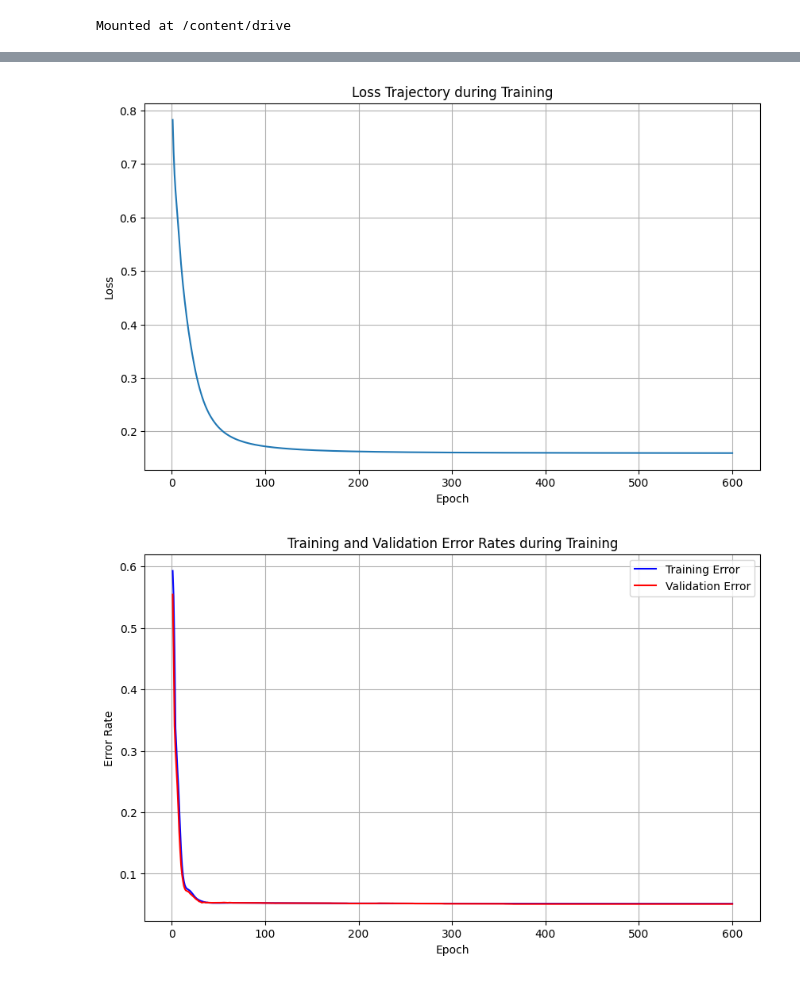
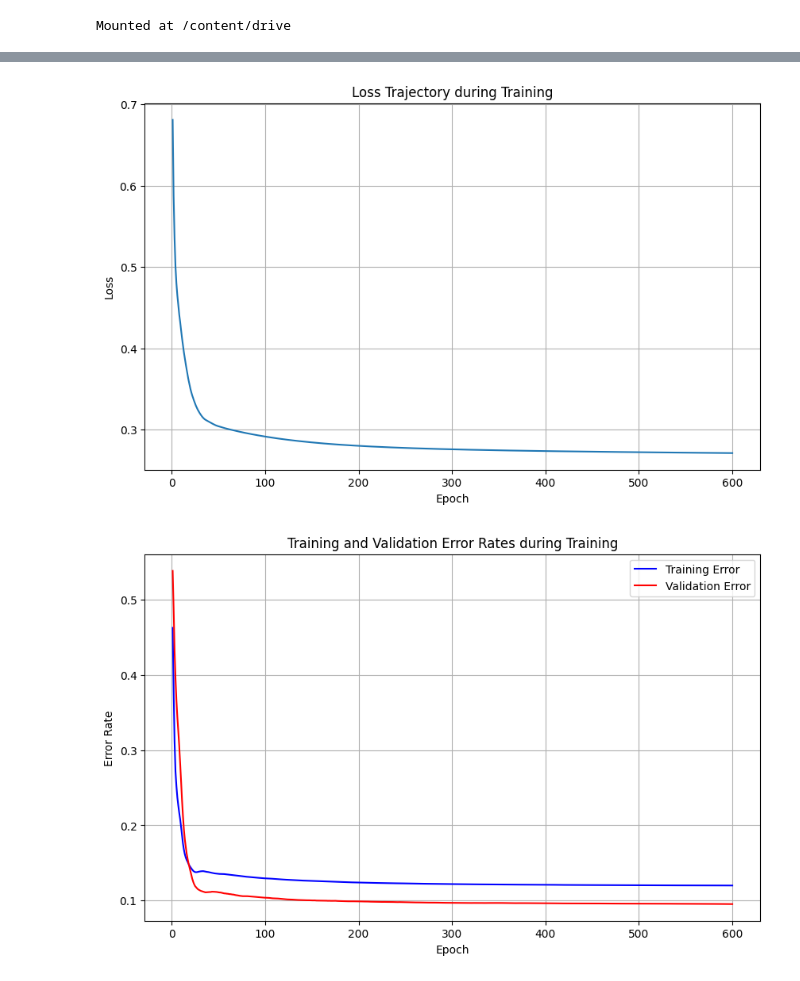
Before and after one commit to Marcusleeleelee/FTEC4998-4999, a Jupyter notebook: FTEC4998_4999.ipynb, the cells around one changed output, grey strips where cells are left out. Saved outputs shown, nothing was run; the diff lists cells and outputs as text; code cells hidden in the pictures.

```diff
--- a/FTEC4998_4999.ipynb
+++ b/FTEC4998_4999.ipynb
@@ -215,0 +365,15 @@ Test type: <class 'pandas.core.frame.DataFrame'>, <class 'pandas.core.series.Ser
+# %%
+# @title SMOTE
+
+# Assuming `train_x` is a pandas DataFrame and `train_y` is a pandas Series
+optimal_k = 25  # Replace with the optimal K from the plot
+
+X_sampled_df, y_sampled_df = kmeans_smote_balanced_sampled(train_x, train_y, k=optimal_k)
+
+# Print the new class distribution
+print("Original class distribution:", train_y.value_counts())
+print("Resampled class distribution:", y_sampled_df.value_counts())
+
+# Preview the resulting DataFrame
+print(X_sampled_df.head())
+print(y_sampled_df.head())
@@ -216,4 +398,5 @@ Test type: <class 'pandas.core.frame.DataFrame'>, <class 'pandas.core.series.Ser
 # %%
+# @title Utilities for Torch
 # Train, predict, and accuracy functions
 # Function to train the model and store the loss trajectory
 def train_model_with_loss_and_error_tracking(model, train_x, train_y, valid_x, valid_y):
@@ -275,8 +458,6 @@ def train_model_with_loss_and_error_tracking(model, train_x, train_y, valid_x, v
 
     return loss_history, train_error_history, valid_error_history, train_errors_count, valid_errors_count
 
-    return loss_history, train_error_history, valid_error_history
-
 def predict_model_pt(model, X): # ok
     if isinstance(X, pd.DataFrame): X = torch.tensor(X.to_numpy(), dtype=torch.float32)  # Convert DataFrame to tensor
     X = X.to(next(model.parameters()).device)
@@ -370,8 +554,22 @@ class LogisticRegressionModel(nn.Module):
         """
         return self.net(x)
 
+
+# Define the function to print metrics horizontally
+def print_metrics_horizontally(accuracy, f_score, auc):
+    """
+    Prints the metrics in a horizontal format.
+
+    Parameters:
+    - accuracy: Validation accuracy.
+    - f_score: Validation F-Score.
+    - auc: Validation AUC (Area Under the Curve).
+    """
+    print(f"Accuracy: {accuracy:.4f}, F-Score: {f_score:.4f}, AUC: {auc:.4f}")
+
+
 # Instantiate the Logistic Regression model
-lrg_model = LogisticRegressionModel(train_x, train_y)
+lrg_model = LogisticRegressionModel(X_sampled_df, y_sampled_df)
 
 # Move the model to the specified device (GPU or CPU)
 lrg_model.to(device)
@@ -390,8 +588,11 @@ accuracy_valid = calculate_accuracy_pt(lrg_model, valid_x, valid_y, pred_valid)
 # Calculate precision, recall, and AUC for the validation set
 precision_valid, recall_valid, auc_valid = evaluate_metrics(lrg_model, valid_x, valid_y)
 
+# Calculate F-score using precision and recall
+f_score_valid = 2 * (precision_valid * recall_valid) / (precision_valid + recall_valid) if (precision_valid + recall_valid) > 0 else 0.0
+
 # Print validation metrics
-print_metrics_horizontally(accuracy_valid, precision_valid, recall_valid, auc_valid)
+print_metrics_horizontally(accuracy_valid, f_score_valid, auc_valid)
 print('Valid pred:', pred_valid)
 
 # Plot the loss trajectory
@@ -432,2 +632,2 @@ Valid pred: [0. 0. 0. ... 0. 0. 0.]
-[figure, old version]
+[figure, new version]
-[figure, old version]
+[figure, new version]
```
Also changed, not shown: parts of 19 cells of this notebook.
